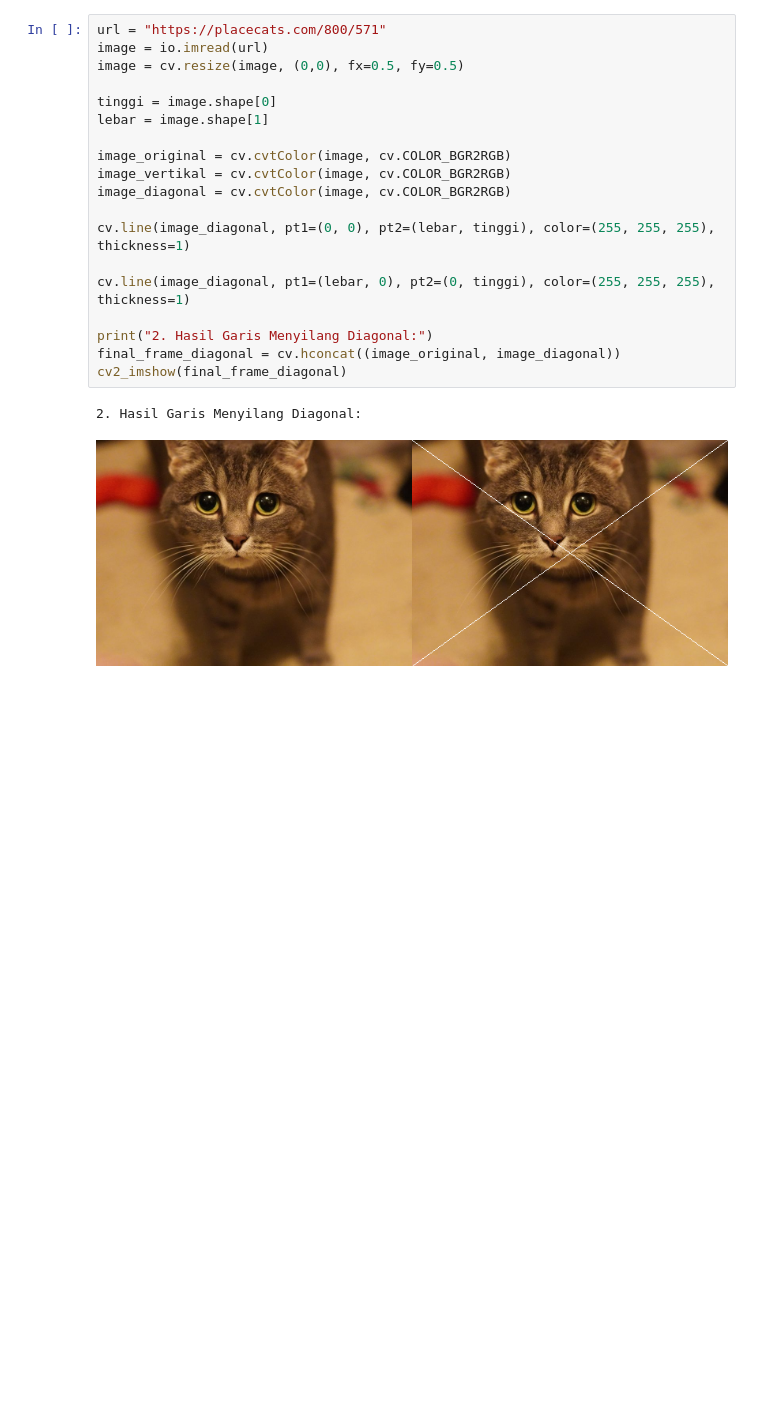
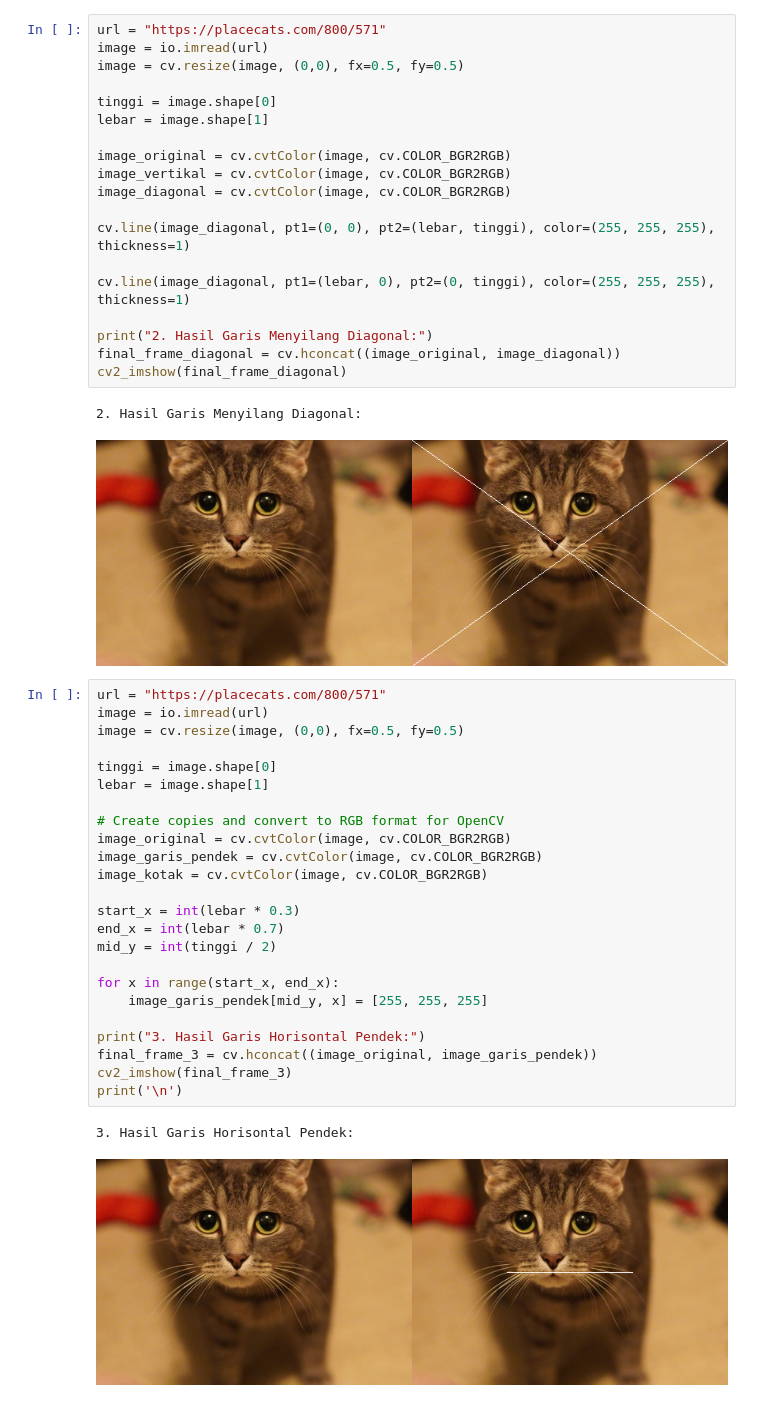
Before and after one commit to eiyu18/pcvk, a Jupyter notebook: pcvk1.ipynb, the cells around one changed output. Drawn from its saved outputs; the diff is of its cells as text; blank space fills up the shorter version.

```diff
--- a/pcvk1.ipynb
+++ b/pcvk1.ipynb
@@ -109,3 +109,30 @@ cv2_imshow(final_frame_diagonal)
 # %% [output]
 2. Hasil Garis Menyilang Diagonal:
 [figure]
+# %%
+url = "https://placecats.com/800/571"
+image = io.imread(url)
+image = cv.resize(image, (0,0), fx=0.5, fy=0.5)
+
+tinggi = image.shape[0]
+lebar = image.shape[1]
+
+# Create copies and convert to RGB format for OpenCV
+image_original = cv.cvtColor(image, cv.COLOR_BGR2RGB)
+image_garis_pendek = cv.cvtColor(image, cv.COLOR_BGR2RGB)
+image_kotak = cv.cvtColor(image, cv.COLOR_BGR2RGB)
+
+start_x = int(lebar * 0.3)
+end_x = int(lebar * 0.7)
+mid_y = int(tinggi / 2)
+
+for x in range(start_x, end_x):
+    image_garis_pendek[mid_y, x] = [255, 255, 255]
+
+print("3. Hasil Garis Horisontal Pendek:")
+final_frame_3 = cv.hconcat((image_original, image_garis_pendek))
+cv2_imshow(final_frame_3)
+print('\n')
+# %% [output]
+3. Hasil Garis Horisontal Pendek:
+[figure, added]
```
Also changed, not shown: parts of 1 cell of this notebook.
